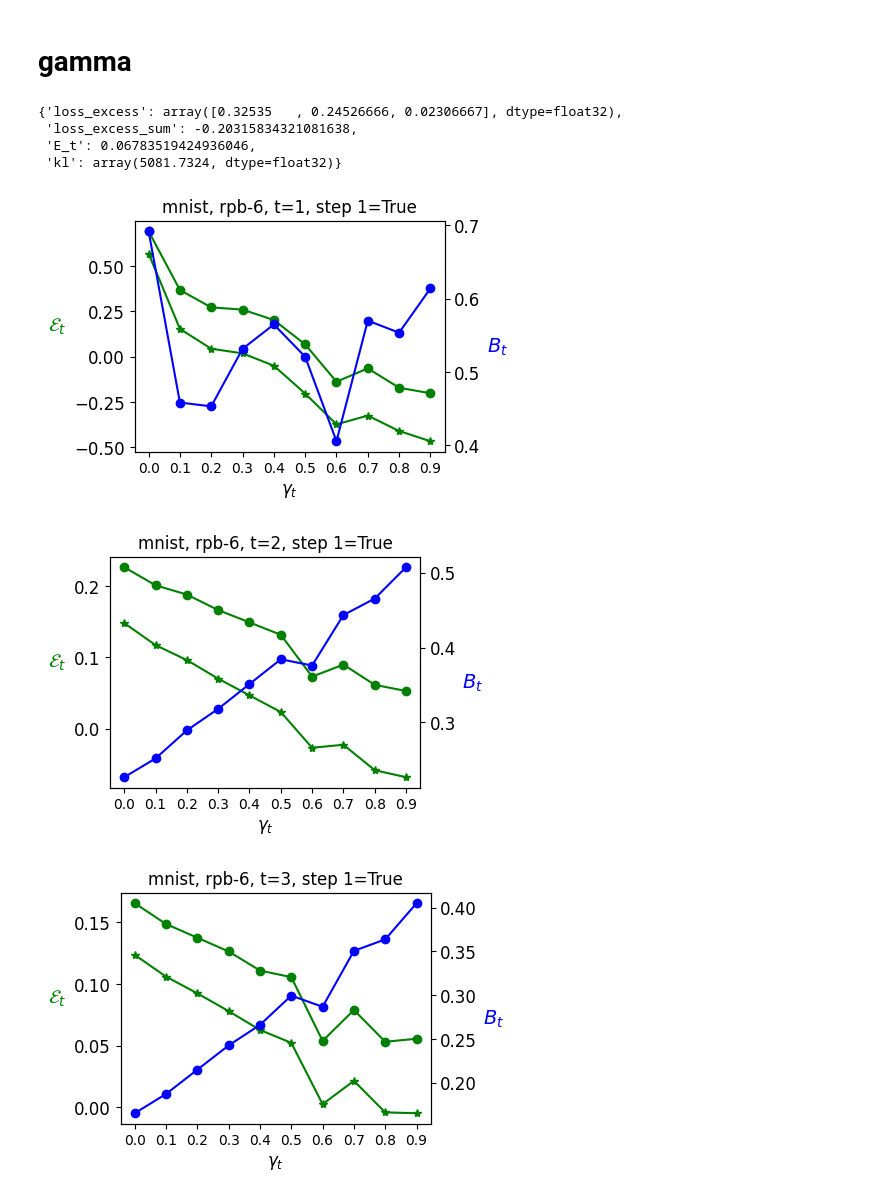
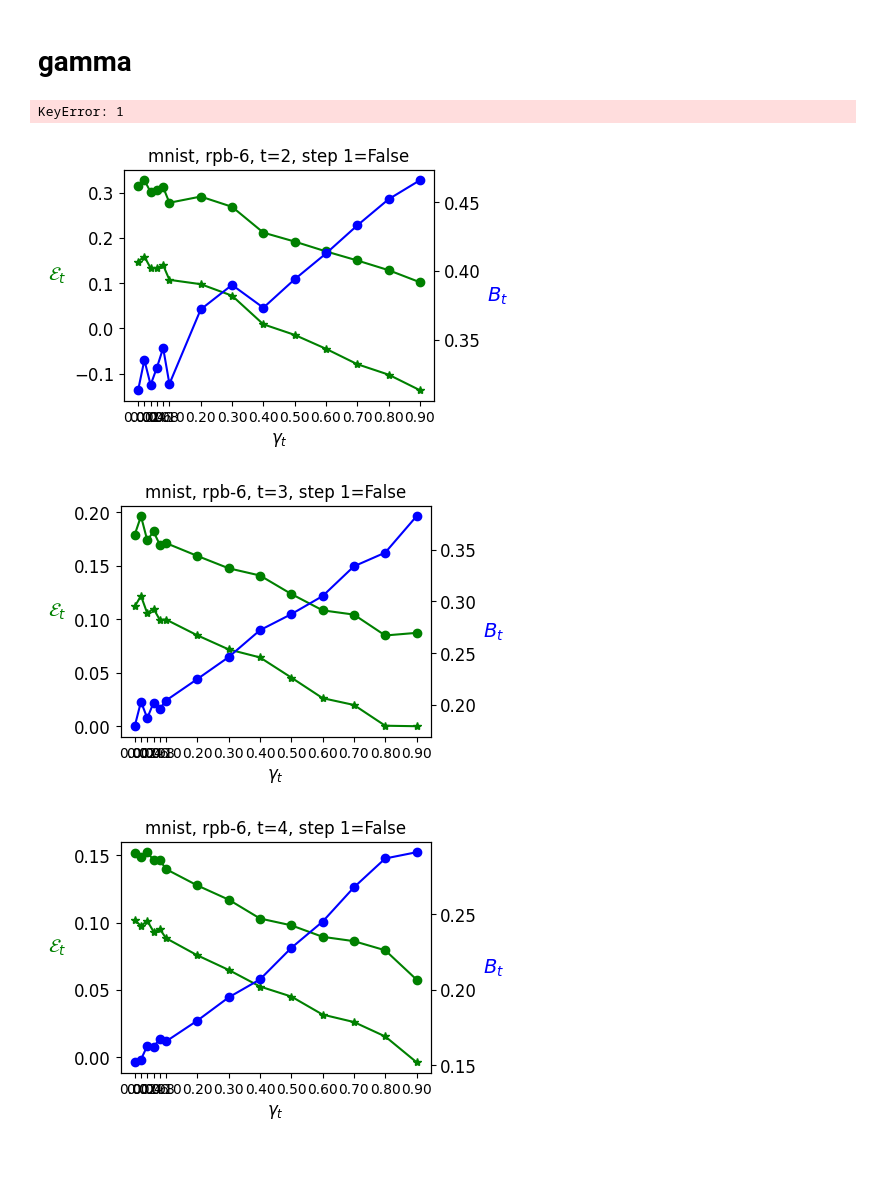
Before and after one commit to pyijiezhang/rpb, a Jupyter notebook: results.ipynb, the cells around one changed output. Saved outputs shown, nothing was run; the diff lists cells and outputs as text; code cells hidden in the pictures; blank space fills up the shorter version.

Commit message:
results for Et_gamma

```diff
--- a/results.ipynb
+++ b/results.ipynb
@@ -7,7 +7,6 @@ import matplotlib.pyplot as plt
 # %%
 name_data = "mnist"
 model = "fcn"
-layers = 4
 objective = "fclassic"
 
 T = 6
@@ -17,7 +16,8 @@ else:
     split = "geometric"
 
 gamma_t = 0.5
-recursive_step_1 = True
+recursive_step_1 = False
+risk_laststep = False
 seeds = np.arange(5)
 # %%
 n_train = 60000
@@ -43,7 +43,7 @@ risk_seeds = []
 test_loss_seeds = []
 for seed in seeds:
 
-    exp_settings = f"{name_data}_{model}_{layers}_{objective}_{split}_{T}_{recursive_step_1}_{gamma_t}_{seed}.pt"
+    exp_settings = f"{name_data}_{model}_{objective}_{split}_{T}_{recursive_step_1}_{risk_laststep}_{gamma_t}_{seed}.pt"
 
     results_dir = f"./results/rpb/results_" + exp_settings
     with open(results_dir, "rb") as handle:
@@ -110,8 +110,8 @@ array([[0.90563576, 0.50514187, 0.38816044, 0.29031958, 0.23656889,
 # %% [markdown]
 # gamma
 # %%
-seed = 0
-exp_settings = f"{name_data}_{model}_{layers}_{objective}_{split}_{T}_{recursive_step_1}_{gamma_t}_{seed}.pt"
+seed = 1
+exp_settings = f"{name_data}_{model}_{objective}_{split}_{T}_{recursive_step_1}_{gamma_t}_{seed}.pt"
 
 results_dir = f"./results/rpb/results_gamma_" + exp_settings
 with open(results_dir, "rb") as handle:
@@ -119,12 +119,9 @@ with open(results_dir, "rb") as handle:
 # %%
 results_gamma[1][0.5]
 # %% [output]
-{'loss_excess': array([0.32535   , 0.24526666, 0.02306667], dtype=float32),
- 'loss_excess_sum': -0.20315834321081638,
- 'E_t': 0.06783519424936046,
- 'kl': array(5081.7324, dtype=float32)}
+KeyError: 1
 # %%
-gamma_ts = np.array([0.0, 0.1, 0.2, 0.3, 0.4, 0.5, 0.6, 0.7, 0.8, 0.9])
+gamma_ts = np.array([0.0, 0.02, 0.04, 0.06, 0.08, 0.1, 0.2, 0.3, 0.4, 0.5, 0.6, 0.7, 0.8, 0.9])
 # %%
 if not recursive_step_1:
     ts = np.arange(1, T + 1)[1:]
@@ -163,36 +160,36 @@ for t in ts:
     # Create a figure and a set of subplots
     fig, ax1 = plt.subplots(figsize=(4, 3))
 
     # Plot the first set of data
     ax1.plot(x, y11, marker="o", color="g")  # 'g-' is a green solid line
     ax1.plot(x, y12, marker="*", color="g")  # 'g-' is a green solid line
 
     ax1.set_xlabel(r"$\gamma_t$", fontsize=12)
     ax1.set_xticks(x)
     ax1.set_ylabel(r"$\mathcal{E}_t$", color="g", fontsize=14, rotation=0, labelpad=12)
     ax1.tick_params(axis="y", labelsize=12)
     # ax1.yaxis.set_label_coords(1, 0.5)
 
     # Create a twin Axes sharing the x-axis
     ax2 = ax1.twinx()
 
     # Plot the second set of data
     ax2.plot(
         x,
         y2,
         marker="o",
         color="b",
     )  # 'b-' is a blue solid line
     ax2.set_ylabel(r"$B_t$", color="b", fontsize=14, rotation=0, labelpad=12)
     ax2.tick_params(axis="y", labelsize=12)
 
     # Show the plot
     plt.title(f"{name_data}, rpb-{T}, t={t}, step 1={recursive_step_1}")
-    # plt.savefig(
-    #     f"gamma_{t}_{T}_{name_data}_{model}_{recursive_step_1}.png", bbox_inches="tight"
-    # )
+    plt.savefig(
+        f"gamma_{t}_{T}_{name_data}_{model}_{recursive_step_1}.png", bbox_inches="tight"
+    )
     plt.show()
 # %% [output]
-[figure, old version]
+[figure, new version]
-[figure, old version]
+[figure, new version]
-[figure, old version]
+[figure, new version]
```
Also changed, not shown: parts of 4 cells of this notebook.
